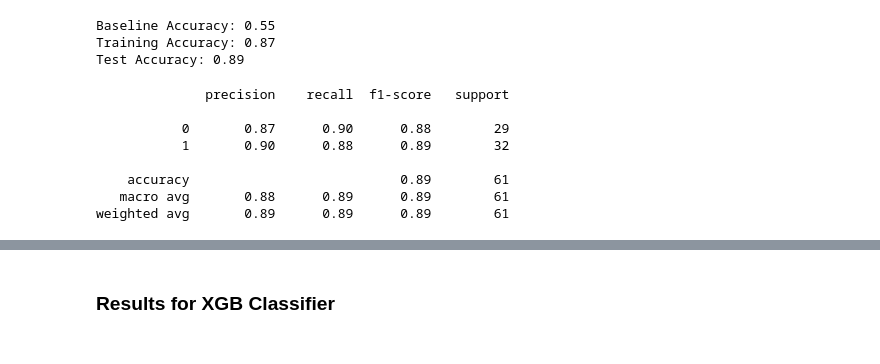
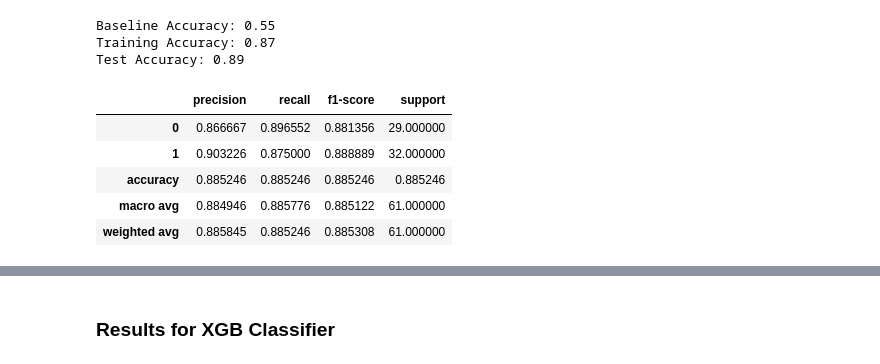
Before and after one commit to anastasiia-popova/data_science_portfolio, a Jupyter notebook: Heart Attack Prediction/heart_attack_prediction.ipynb, the cells around one changed output, grey strips where cells are left out. Drawn from its saved outputs; the diff is of its cells as text; code cells hidden in the pictures.

```diff
--- a/Heart Attack Prediction/heart_attack_prediction.ipynb
+++ b/Heart Attack Prediction/heart_attack_prediction.ipynb
@@ -547,7 +563,7 @@ LogisticRegression()
 from sklearn.svm import SVC
 # %%
 # Build model
-model_svc = SVC(kernel='linear', C=1, random_state=42)
+model_svc = SVC(kernel='linear', C=1, probability = True, random_state=42)
 
 # Fit model to training data
 model_svc.fit(X_train,y_train)
@@ -644,13 +670,12 @@ Baseline Accuracy: 0.55
 Training Accuracy: 0.87
 Test Accuracy: 0.89
 # %%
-print(classification_report(y_test, model_svc.predict(X_test)))
+report_svc = classification_report(y_test, model_svc.predict(X_test),output_dict=True)
+pd.DataFrame(report_svc).transpose()
 # %% [output]
-              precision    recall  f1-score   support
-
-           0       0.87      0.90      0.88        29
-           1       0.90      0.88      0.89        32
-
-    accuracy                           0.89        61
-   macro avg       0.88      0.89      0.89        61
-weighted avg       0.89      0.89      0.89        61
+|  | precision | recall | f1-score | support |
+| 0 | 0.866667 | 0.896552 | 0.881356 | 29.000000 |
+| 1 | 0.903226 | 0.875000 | 0.888889 | 32.000000 |
+| accuracy | 0.885246 | 0.885246 | 0.885246 | 0.885246 |
+| macro avg | 0.884946 | 0.885776 | 0.885122 | 61.000000 |
+| weighted avg | 0.885845 | 0.885246 | 0.885308 | 61.000000 |
```
Also changed, not shown: parts of 21 cells of this notebook.
